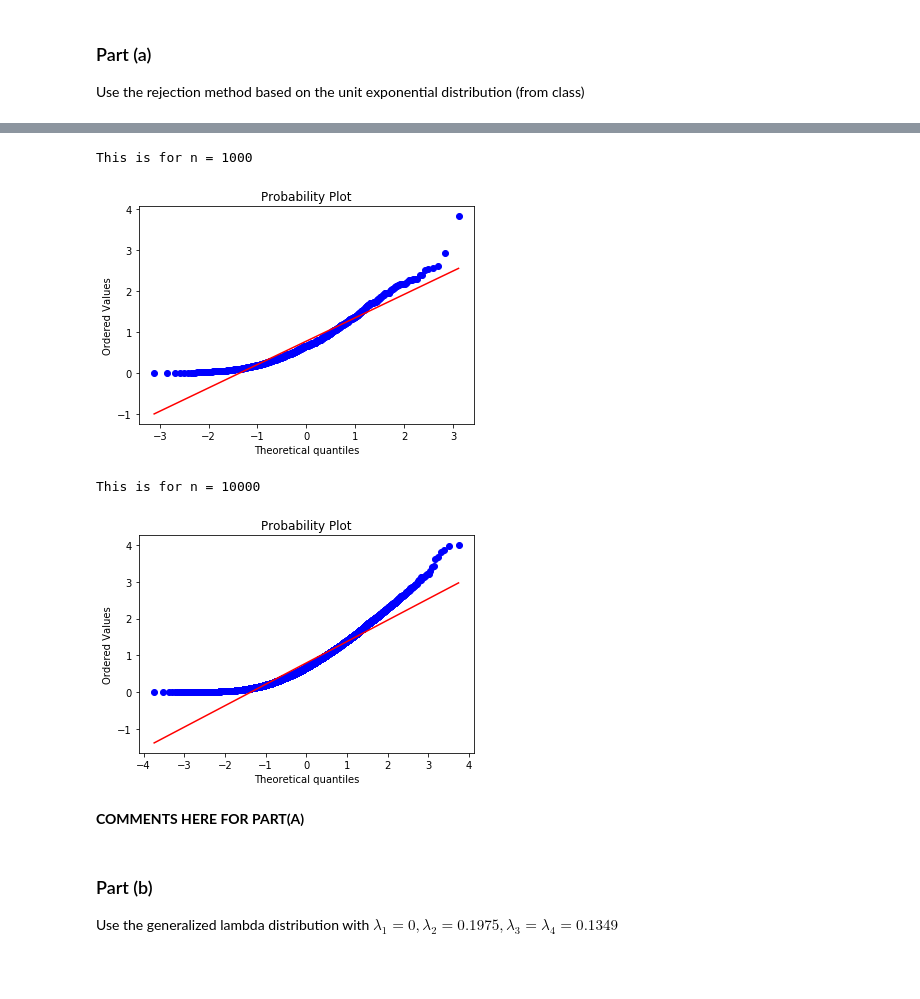
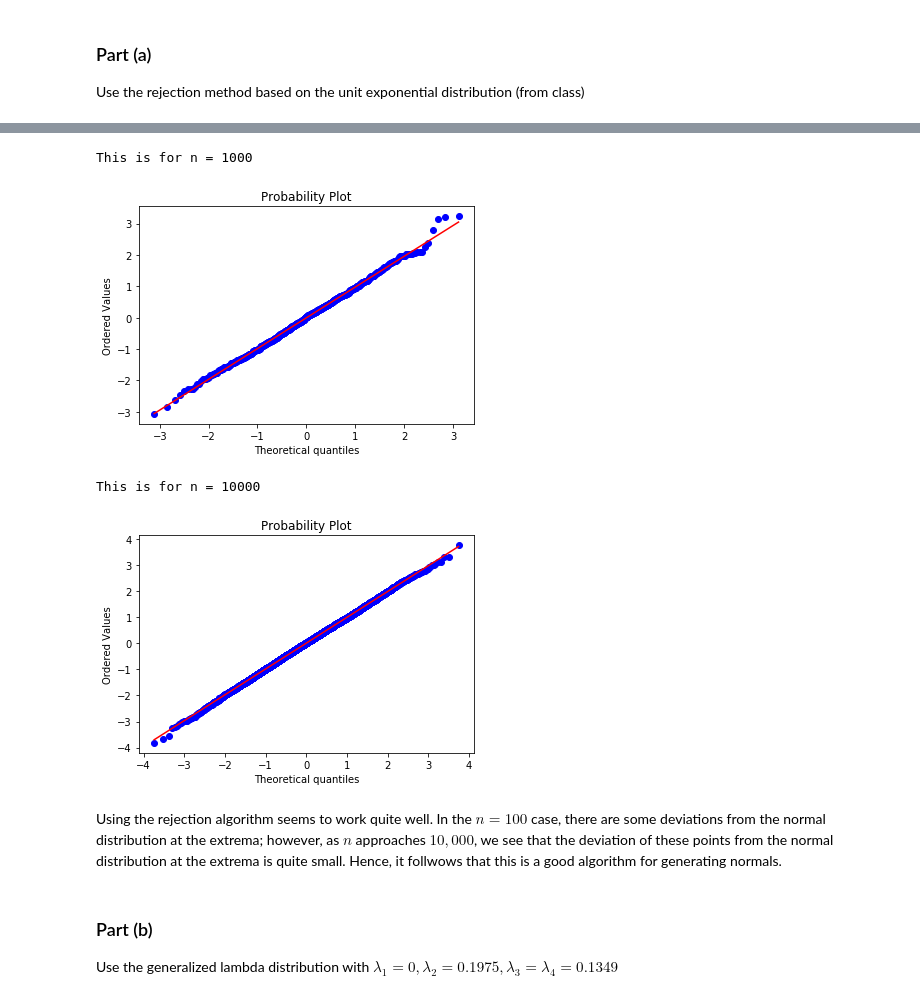
Before and after one commit to giebasjo/Simulations, a Jupyter notebook: hw2/jgiebas_HW2.ipynb, the cells around one changed output, grey strips where cells are left out. Drawn from its saved outputs; the diff is of its cells as text; code cells hidden in the pictures; blank space fills up the shorter version.

Commit message:
Finalized the document... except the latex might not be good. Have to convert to pdf now, then we'll see if updates need to be made

```diff
--- a/hw2/jgiebas_HW2.ipynb
+++ b/hw2/jgiebas_HW2.ipynb
@@ -91,7 +81,15 @@ print("This is for n = 100")
 x_list = list()
 for i in range(100):
 
-    y = -1.0*log(np.random.uniform())
+    # Generate a uniform
+    U = np.random.uniform()
+
+    # Decide which piece of the double-exponential function to use
+    if (U < 0.5):
+        y = np.log(2*U)
+    else:
+        y = -1.0*np.log(2-2*U)
+
     if (np.random.uniform() <= g_fn(y)):
         x_list.append(y)
 
@@ -102,31 +100,49 @@ This is for n = 100
 # %%
 print("This is for n = 1000")
 x_list = list()
+
 for i in range(1000):
 
-    y = -1.0*log(np.random.uniform())
+    # Generate a uniform
+    U = np.random.uniform()
+
+    # Decide which piece of the double-exponential function to use
+    if (U < 0.5):
+        y = np.log(2*U)
+    else:
+        y = -1.0*np.log(2-2*U)
+
     if (np.random.uniform() <= g_fn(y)):
         x_list.append(y)
 
 get_plt(x_list)
 # %% [output]
 This is for n = 1000
-[figure, old version]
+[figure, new version]
 # %%
 print("This is for n = 10000")
 x_list = list()
+
 for i in range(10000):
 
-    y = -1.0*log(np.random.uniform())
+    # Generate a uniform
+    U = np.random.uniform()
+
+    # Decide which piece of the double-exponential function to use
+    if (U < 0.5):
+        y = np.log(2*U)
+    else:
+        y = -1.0*np.log(2-2*U)
+
     if (np.random.uniform() <= g_fn(y)):
         x_list.append(y)
 
 get_plt(x_list)
 # %% [output]
 This is for n = 10000
-[figure, old version]
+[figure, new version]
-# %% [markdown]
-**COMMENTS HERE FOR PART(A)**
+# %% [markdown]
+Using the rejection algorithm seems to work quite well. In the $n=100$ case, there are some deviations from the normal distribution at the extrema; however, as $n$ approaches $10,000$, we see that the deviation of these points from the normal distribution at the extrema is quite small. Hence, it follwows that this is a good algorithm for generating normals.
 # %% [markdown]
 ### Part (b)
 Use the generalized lambda distribution with $\lambda_{1}=0, \lambda_{2}=0.1975, \lambda_{3}=\lambda_{4}=0.1349$
```
Also changed, not shown: parts of 24 cells of this notebook.
